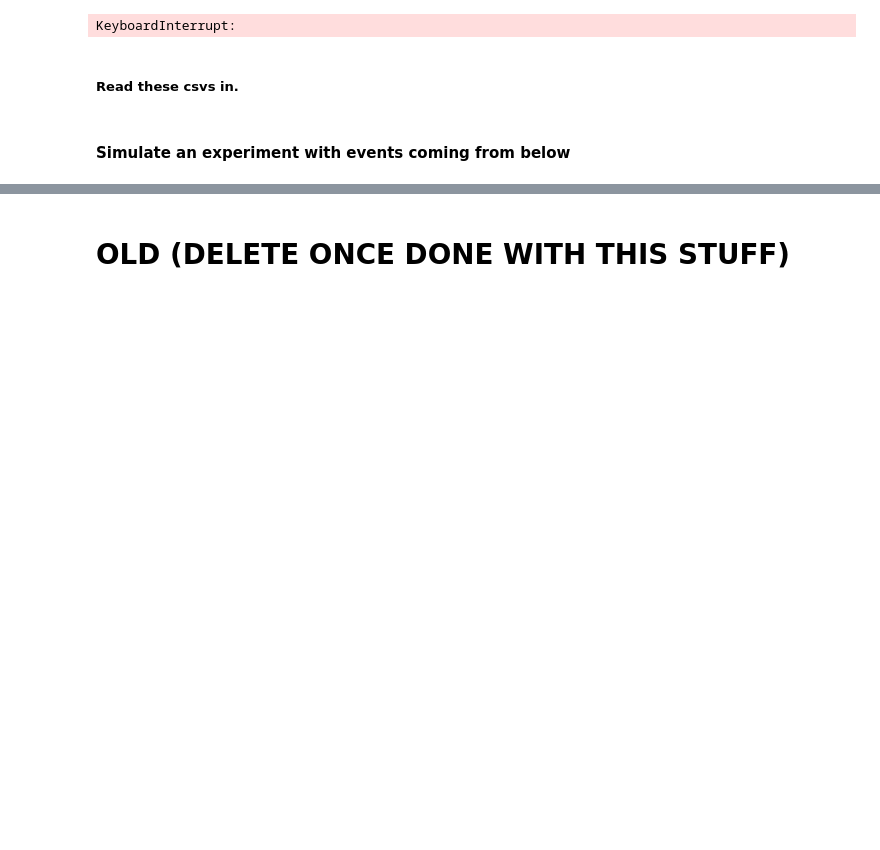
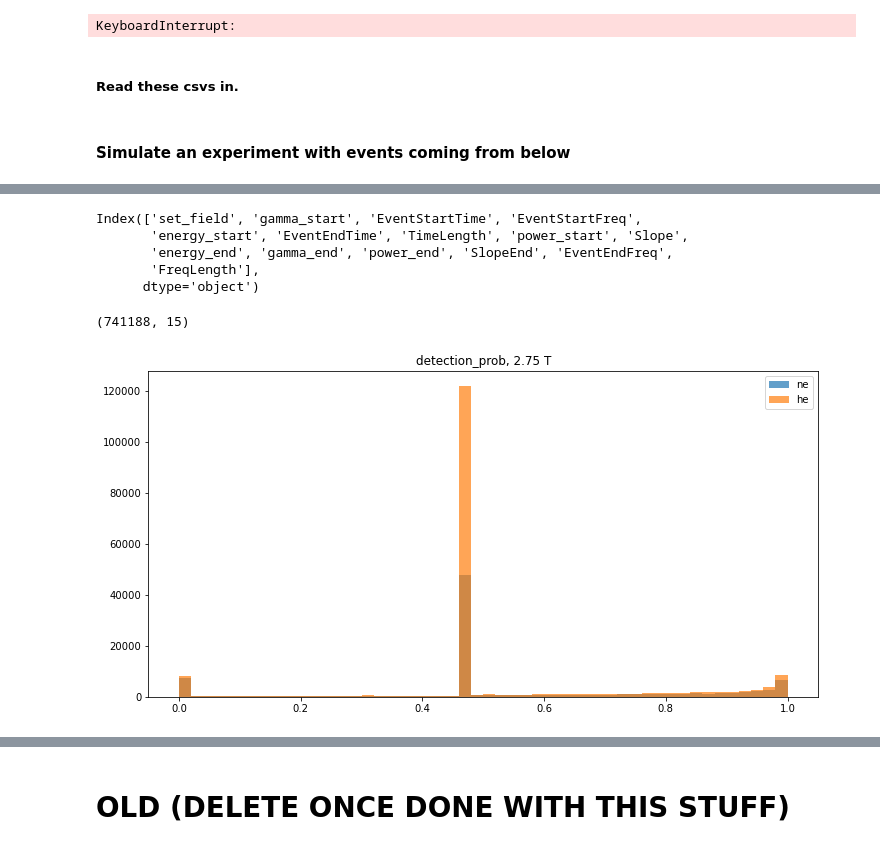
Before and after one commit to drewbyron/rocks-analysis-notebooks, a Jupyter notebook: MC_thesis_studies.ipynb, the cells around one changed output, grey strips where cells are left out. Saved outputs shown, nothing was run; the diff lists cells and outputs as text; code cells hidden in the pictures; blank space fills up the shorter version.

```diff
--- a/MC_thesis_studies.ipynb
+++ b/MC_thesis_studies.ipynb
@@ -1356,0 +1361,19 @@ plt.show()
+# %%
+isotopes = ["Ne19", "He6"]
+n_tot = 1e6
+seed = 12345
+slew_time = 35e-3
+# Set fields to use.
+set_fields = np.arange(.75,3.5,.25)
+
+# Hardware freq_BW
+freq_BW = np.array([18.0e9 ,  19.1e9])
+freq_BWs = np.tile(freq_BW, (len(set_fields), 1))
+
+events_ne = fb.build_canditate_events(freq_BW, set_fields,
+                                isotopes[0], cut_events = True, fix_slopes = True,
+                                slew_time = slew_time, n = n_tot, rng_seed=seed)
+
+events_he = fb.build_canditate_events(freq_BW, set_fields,
+                                isotopes[1], cut_events = True, fix_slopes = True,
+                                slew_time = slew_time, n = n_tot, rng_seed=seed)
@@ -1356,0 +1410,8 @@ plt.show()
+# %%
+events_he.columns
+# %% [output]
+Index(['set_field', 'gamma_start', 'EventStartTime', 'EventStartFreq',
+       'energy_start', 'EventEndTime', 'TimeLength', 'power_start', 'Slope',
+       'energy_end', 'gamma_end', 'power_end', 'SlopeEnd', 'EventEndFreq',
+       'FreqLength'],
+      dtype='object')
@@ -1356,0 +1442,28 @@ plt.show()
+# %%
+within_cut = {"EventStartFreq": (17.99e9, 19.1e9)}
+
+events_ne = fb.cut_df(events_ne, within_cut)
+events_he = fb.cut_df(events_he, within_cut)
+
+print(events_ne.shape)
+events_ne["detection_prob"] = detection_prob(events_ne)
+events_he["detection_prob"] = detection_prob(events_he)
+
+for set_field in events_ne.set_field.unique():
+    if set_field!= 2.75: continue
+
+
+    condition_ne = (events_ne.set_field == set_field)
+    condition_he = (events_he.set_field == set_field)
+
+    fig, ax = plt.subplots(figsize=(12, 6))
+
+
+    plt.hist(events_ne[condition_ne].detection_prob, bins = 50, label = "ne", alpha = .7)
+    plt.hist(events_he[condition_he].detection_prob, bins = 50, label = "he", alpha = .7)
+    plt.title(f"detection_prob, {set_field} T")
+    plt.legend()
+    plt.show()
+# %% [output]
+(741188, 15)
+[figure, added]
```
Also changed, not shown: parts of 25 cells of this notebook, 3 other files.
